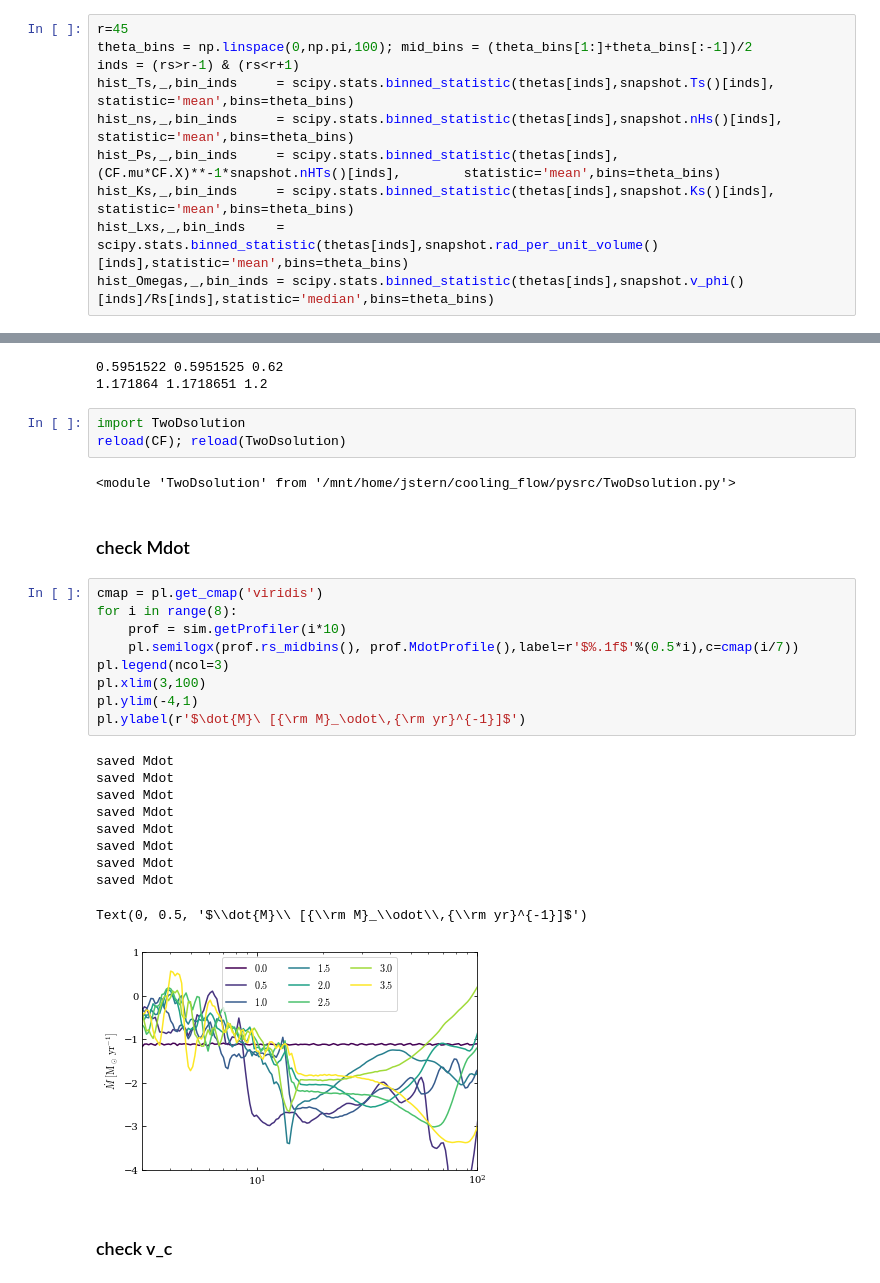
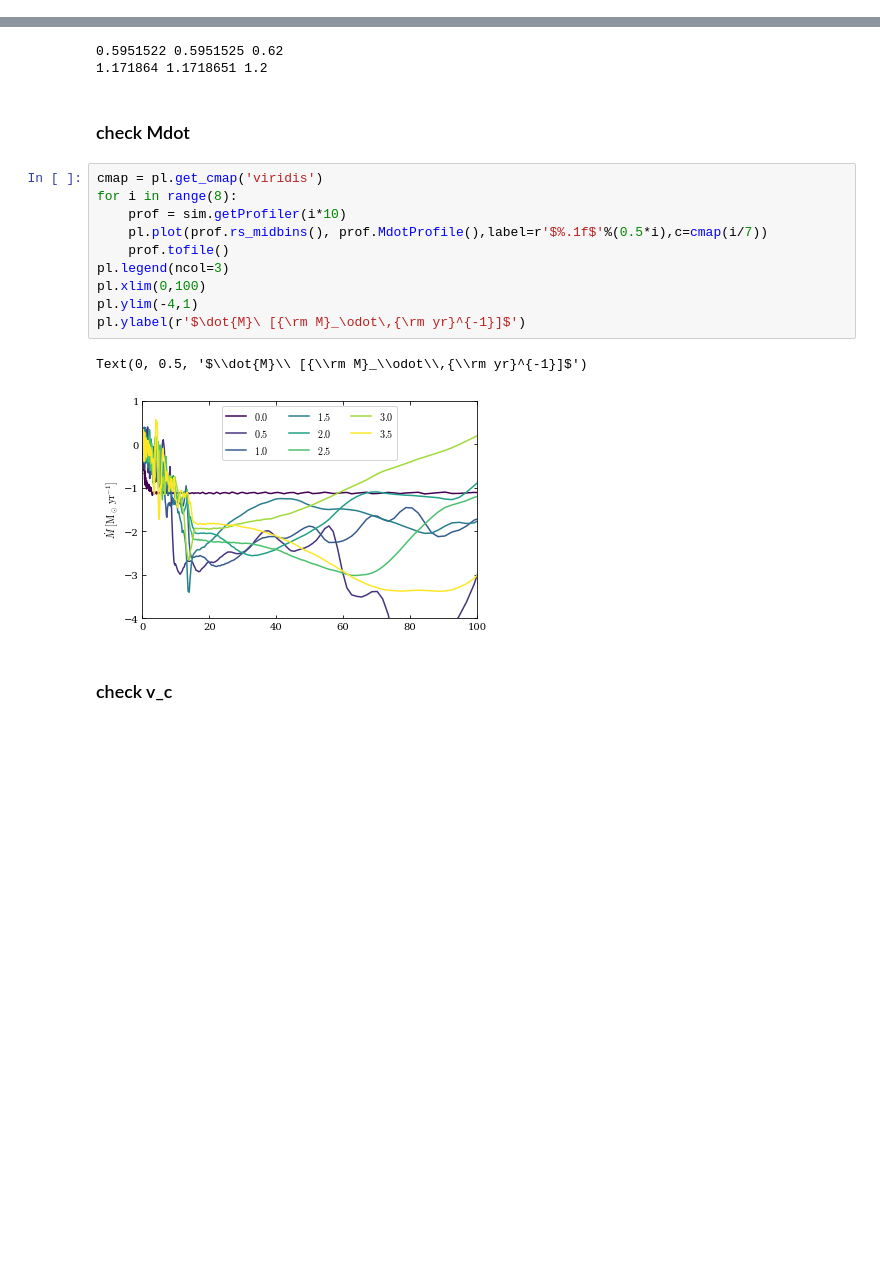
Before and after one commit to JonathanSternAstro/gizmo_analysis, a Jupyter notebook: ipynb/subsonic_solution/snapshot_map.ipynb, the cells around one changed output, grey strips where cells are left out. Drawn from its saved outputs; the diff is of its cells as text; blank space fills up the shorter version.

```diff
--- a/ipynb/subsonic_solution/snapshot_map.ipynb
+++ b/ipynb/subsonic_solution/snapshot_map.ipynb
@@ -199,13 +199,3 @@ pl.xlim(-2,2)
 [figure]
 # %% [markdown]
 # hot gas profile plot
-# %%
-r=45
-theta_bins = np.linspace(0,np.pi,100); mid_bins = (theta_bins[1:]+theta_bins[:-1])/2
-inds = (rs>r-1) & (rs<r+1)
-hist_Ts,_,bin_inds     = scipy.stats.binned_statistic(thetas[inds],snapshot.Ts()[inds],        statistic='mean',bins=theta_bins)
-hist_ns,_,bin_inds     = scipy.stats.binned_statistic(thetas[inds],snapshot.nHs()[inds],        statistic='mean',bins=theta_bins)
-hist_Ps,_,bin_inds     = scipy.stats.binned_statistic(thetas[inds],(CF.mu*CF.X)**-1*snapshot.nHTs()[inds],        statistic='mean',bins=theta_bins)
-hist_Ks,_,bin_inds     = scipy.stats.binned_statistic(thetas[inds],snapshot.Ks()[inds],        statistic='mean',bins=theta_bins)
-hist_Lxs,_,bin_inds    = scipy.stats.binned_statistic(thetas[inds],snapshot.rad_per_unit_volume()[inds],statistic='mean',bins=theta_bins)
-hist_Omegas,_,bin_inds = scipy.stats.binned_statistic(thetas[inds],snapshot.v_phi()[inds]/Rs[inds],statistic='median',bins=theta_bins)
@@ -224,33 +209,21 @@ print(snapshot.ne2nHs()[inds].min(),snapshot.ne2nHs()[inds].max(),ff.ne2nH)
 # %% [output]
 0.5951522 0.5951525 0.62
 1.171864 1.1718651 1.2
-# %%
-import TwoDsolution
-reload(CF); reload(TwoDsolution)
-# %% [output]
-<module 'TwoDsolution' from '/mnt/home/jstern/cooling_flow/pysrc/TwoDsolution.py'>
 # %% [markdown]
 ### check Mdot
 # %%
 cmap = pl.get_cmap('viridis')
 for i in range(8):
     prof = sim.getProfiler(i*10)
-    pl.semilogx(prof.rs_midbins(), prof.MdotProfile(),label=r'$%.1f$'%(0.5*i),c=cmap(i/7))
+    pl.plot(prof.rs_midbins(), prof.MdotProfile(),label=r'$%.1f$'%(0.5*i),c=cmap(i/7))
+    prof.tofile()
 pl.legend(ncol=3)
-pl.xlim(3,100)
+pl.xlim(0,100)
 pl.ylim(-4,1)
 pl.ylabel(r'$\dot{M}\ [{\rm M}_\odot\,{\rm yr}^{-1}]$')
 # %% [output]
-saved Mdot
-saved Mdot
-saved Mdot
-saved Mdot
-saved Mdot
-saved Mdot
-saved Mdot
-saved Mdot
+Text(0, 0.5, '$\\dot{M}\\ [{\\rm M}_\\odot\\,{\\rm yr}^{-1}]$')
-Text(0, 0.5, '$\\dot{M}\\ [{\\rm M}_\\odot\\,{\\rm yr}^{-1}]$')
-[figure, old version]
+[figure, new version]
 # %% [markdown]
 ### check v_c
 # %%
```
Also changed, not shown: parts of 5 cells of this notebook, 10 other files.
